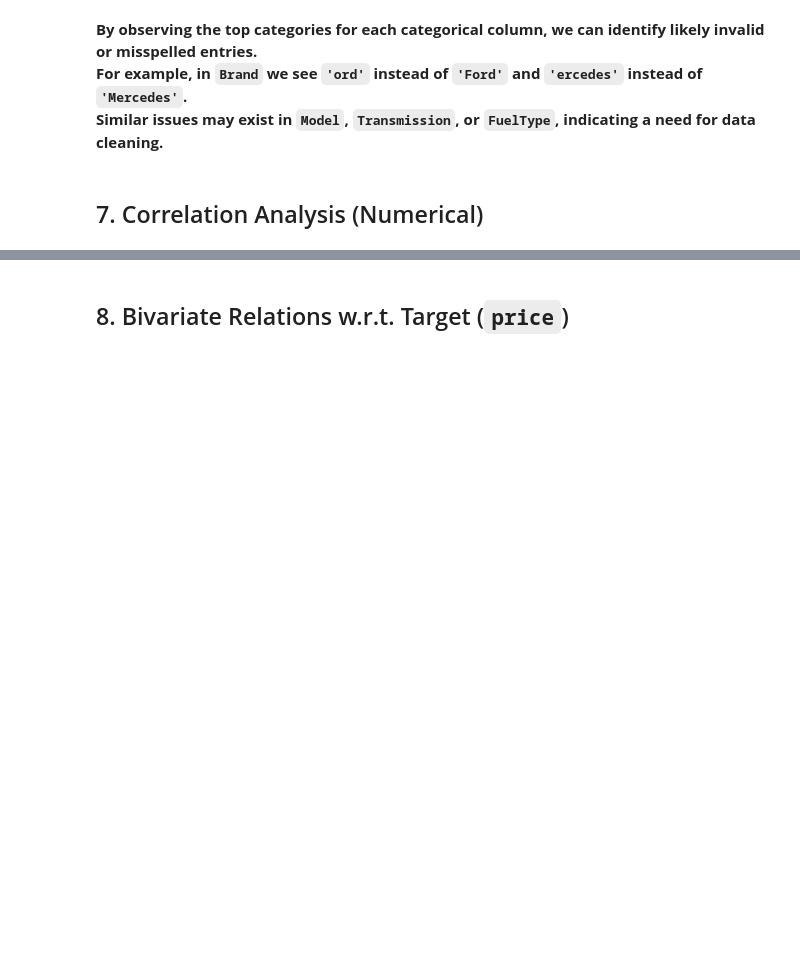
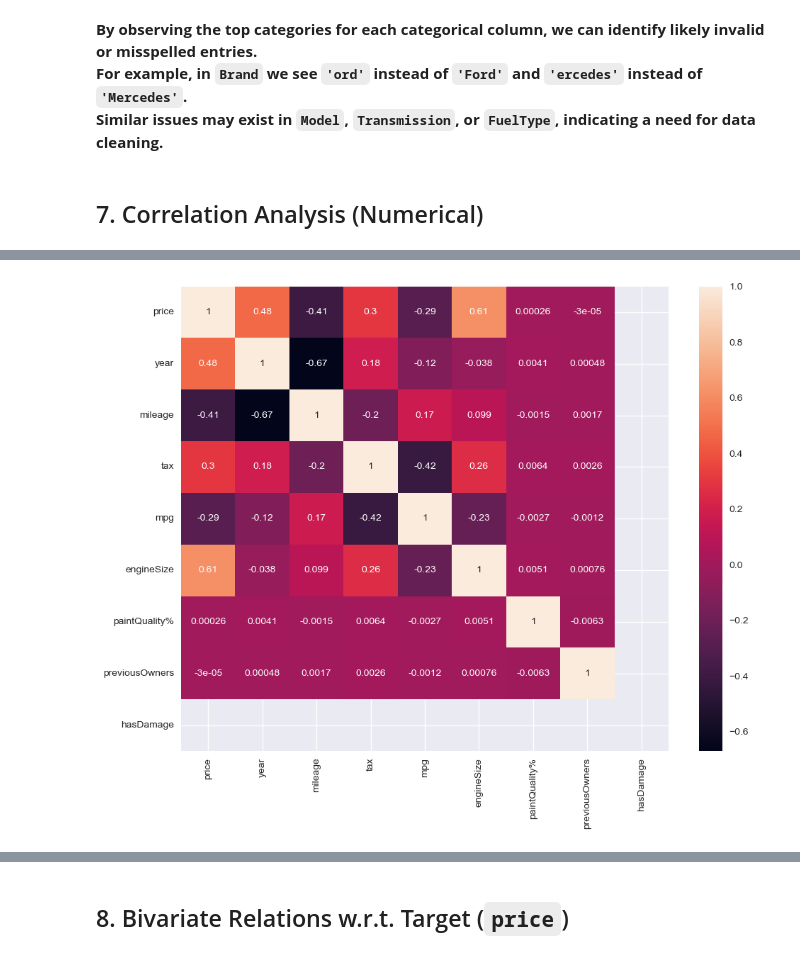
Before and after one commit to Mehmet1700/MachineLearningProject-NOVAIMS2025, a Jupyter notebook: submission1_notebooks/00_data_exploration.ipynb, the cells around one changed output, grey strips where cells are left out. Cells and saved outputs as stored; diff of their text form; code cells hidden in the pictures; blank space fills up the shorter version.

```diff
--- a/submission1_notebooks/00_data_exploration.ipynb
+++ b/submission1_notebooks/00_data_exploration.ipynb
@@ -363,0 +343,30 @@ Name: price, dtype: float64
+# %%
+# Generate and display a correlation heatmap for numeric columns in the DataFrame
+
+fig = plt.figure(figsize=(10, 8))
+
+# Identify all numeric columns, excluding 'carID'
+
+num_cols = df.select_dtypes(include=['number']).columns.drop('carID').tolist()
+
+# Proceed only if there are at least two numeric columns
+
+if len(num_cols) > 1:
+# Compute the correlation matrix for numeric columns
+corr = df[num_cols].corr(numeric_only=True)
+
+if 'price' in corr.columns:
+    # Reorder columns/rows so price appears first in the correlation matrix
+    cols = ['price'] + [col for col in corr.columns if col != 'price']
+    corr = corr.loc[cols, cols]
+
+    # heatmap of the correlation matrix
+    ax = sns.heatmap(data=corr, annot=True)
+else:
+    print("Not enough numeric columns for correlation matrix.")
+
+
+# display the heatmap
+plt.show()
+# %% [output]
+[figure, added]
```
Also changed, not shown: parts of 17 cells of this notebook.
